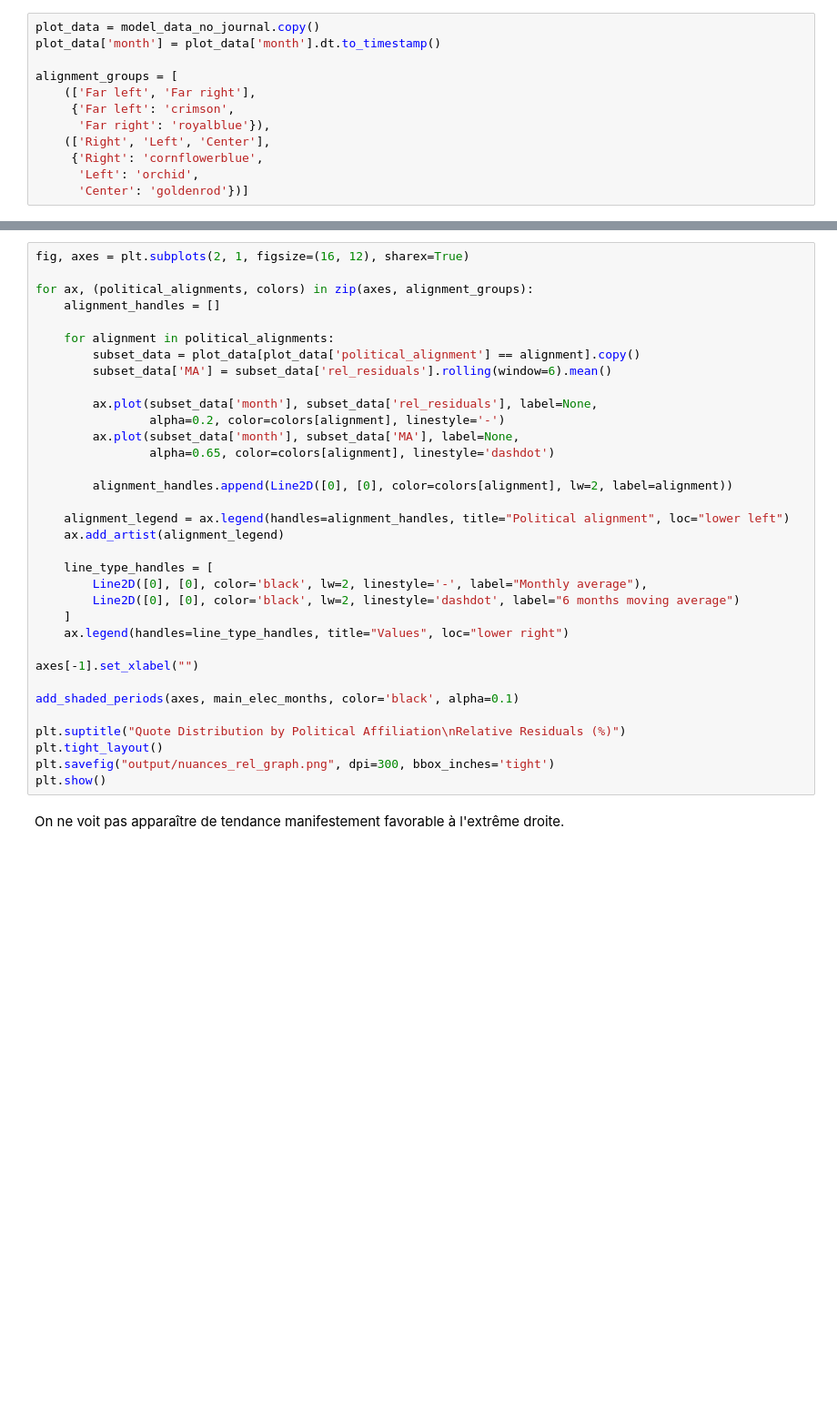
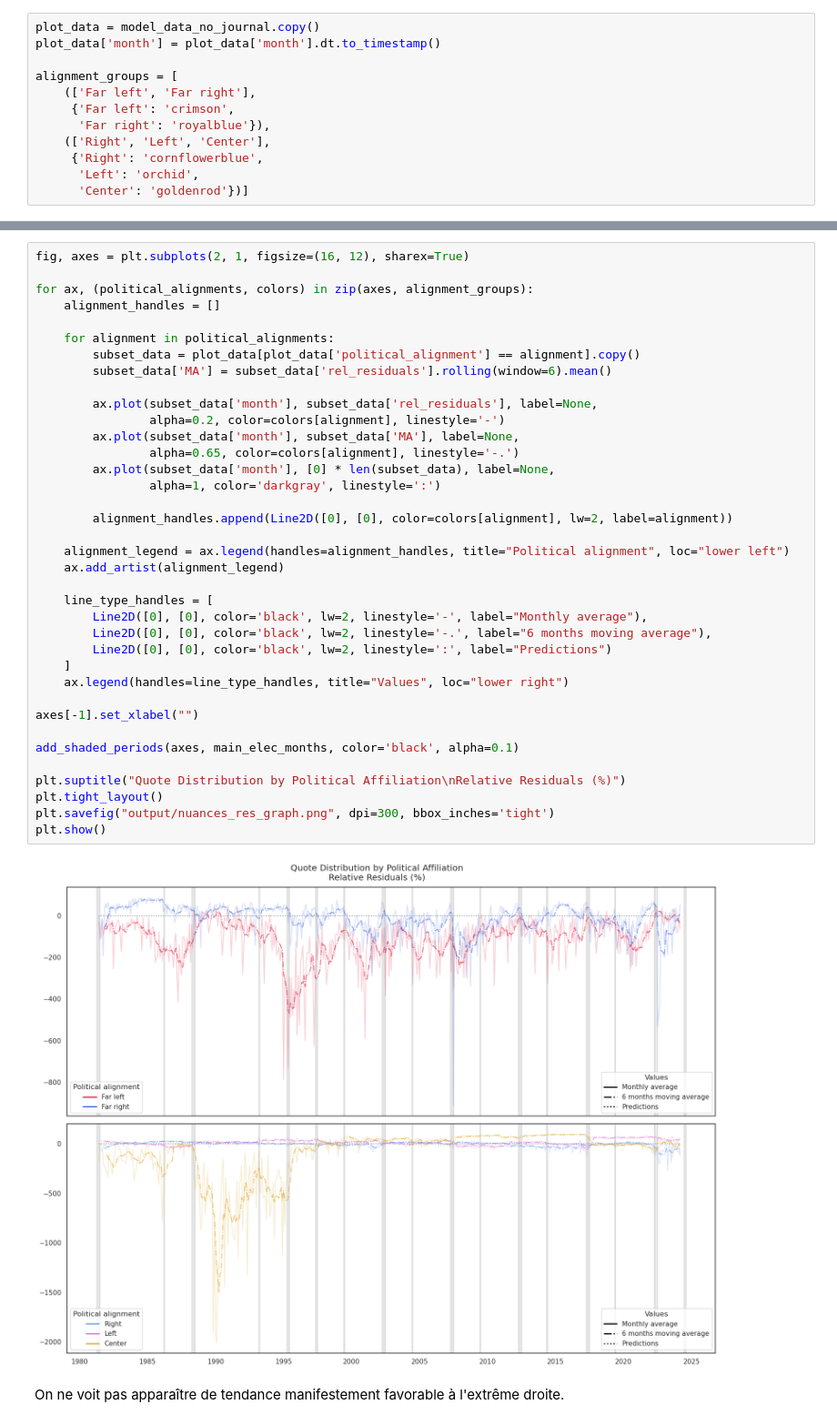
Before and after one commit to MaelDieudonne/ENSAE-Y3-Internship, a Jupyter notebook: model_2.ipynb, the cells around one changed output, grey strips where cells are left out. Shown at 91% size. Drawn from its saved outputs; the diff is of its cells as text; blank space fills up the shorter version.

```diff
--- a/model_2.ipynb
+++ b/model_2.ipynb
@@ -267,35 +403,40 @@ plt.show()
 fig, axes = plt.subplots(2, 1, figsize=(16, 12), sharex=True)
 
 for ax, (political_alignments, colors) in zip(axes, alignment_groups):
     alignment_handles = []
 
     for alignment in political_alignments:
         subset_data = plot_data[plot_data['political_alignment'] == alignment].copy()
         subset_data['MA'] = subset_data['rel_residuals'].rolling(window=6).mean()
 
         ax.plot(subset_data['month'], subset_data['rel_residuals'], label=None,
                 alpha=0.2, color=colors[alignment], linestyle='-')
         ax.plot(subset_data['month'], subset_data['MA'], label=None,
-                alpha=0.65, color=colors[alignment], linestyle='dashdot')
+                alpha=0.65, color=colors[alignment], linestyle='-.')
+        ax.plot(subset_data['month'], [0] * len(subset_data), label=None,
+                alpha=1, color='darkgray', linestyle=':')
 
         alignment_handles.append(Line2D([0], [0], color=colors[alignment], lw=2, label=alignment))
 
     alignment_legend = ax.legend(handles=alignment_handles, title="Political alignment", loc="lower left")
     ax.add_artist(alignment_legend)
 
     line_type_handles = [
         Line2D([0], [0], color='black', lw=2, linestyle='-', label="Monthly average"),
-        Line2D([0], [0], color='black', lw=2, linestyle='dashdot', label="6 months moving average")
+        Line2D([0], [0], color='black', lw=2, linestyle='-.', label="6 months moving average"),
+        Line2D([0], [0], color='black', lw=2, linestyle=':', label="Predictions")
     ]
     ax.legend(handles=line_type_handles, title="Values", loc="lower right")
 
 axes[-1].set_xlabel("")
 
 add_shaded_periods(axes, main_elec_months, color='black', alpha=0.1)
 
 plt.suptitle("Quote Distribution by Political Affiliation\nRelative Residuals (%)")
 plt.tight_layout()
-plt.savefig("output/nuances_rel_graph.png", dpi=300, bbox_inches='tight')
+plt.savefig("output/nuances_res_graph.png", dpi=300, bbox_inches='tight')
 plt.show()
+# %% [output]
+[figure, added]
 # %% [markdown]
 On ne voit pas apparaître de tendance manifestement favorable à l'extrême droite.
```
Also changed, not shown: parts of 26 cells of this notebook, 8 other files.
